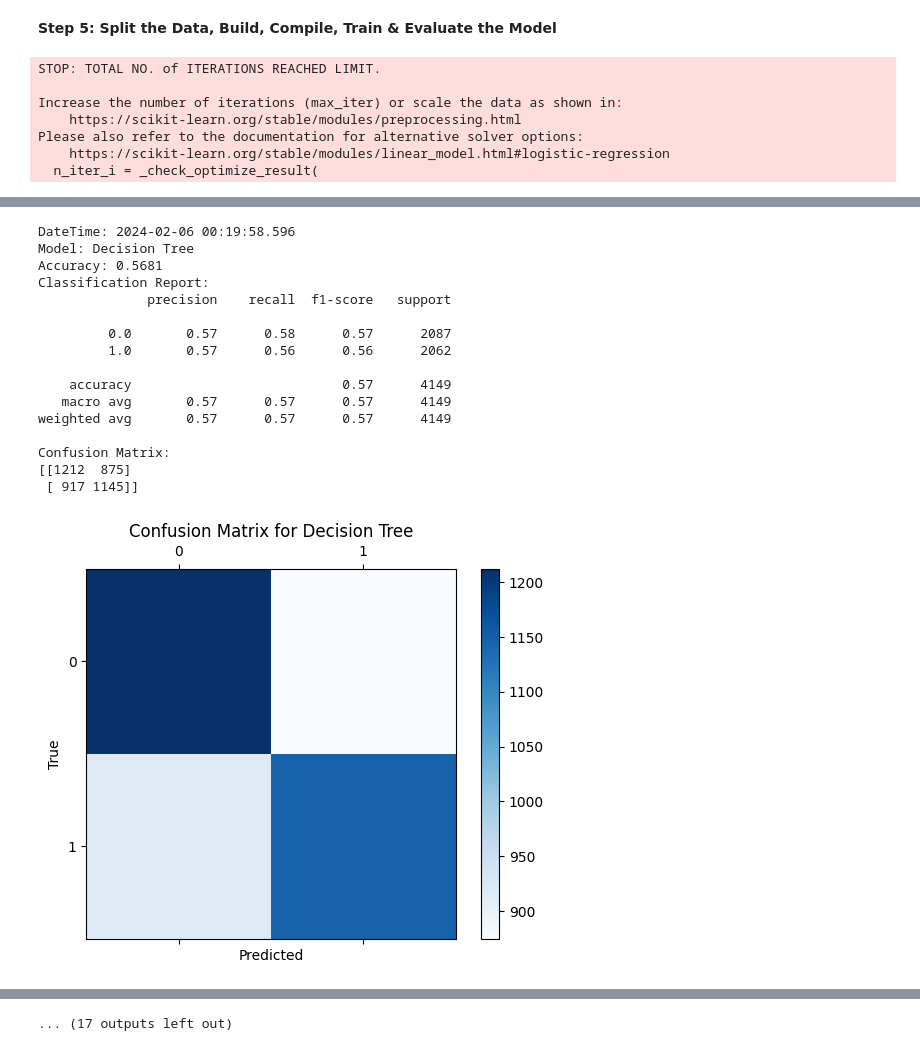
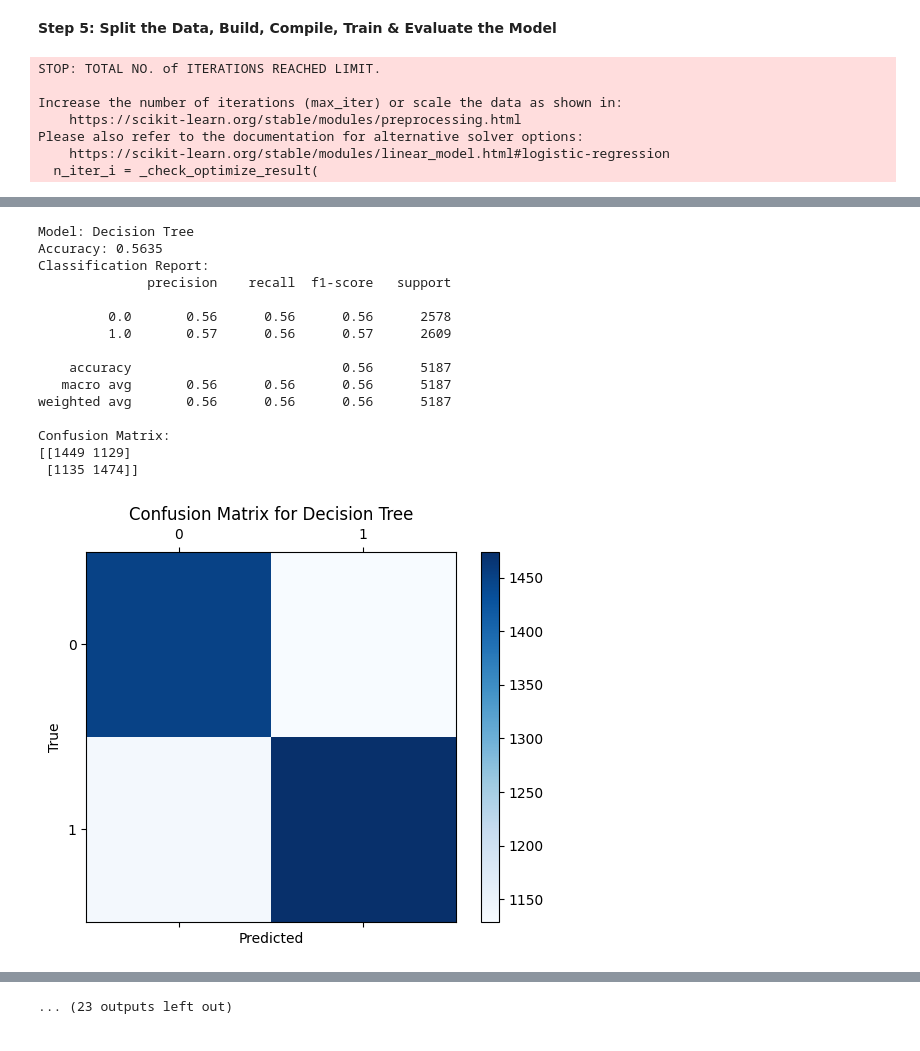
Before and after one commit to beckerben/ml-sandbox, a Jupyter notebook: experiments/SupervisedClassificationExperiment copy.ipynb, the cells around one changed output, grey strips where cells are left out. Drawn from its saved outputs; the diff is of its cells as text; code cells hidden in the pictures.

Commit message:
tweaks to model

```diff
--- a/experiments/SupervisedClassificationExperiment copy.ipynb
+++ b/experiments/SupervisedClassificationExperiment copy.ipynb
@@ -248,12 +244,9 @@ from sklearn.naive_bayes import GaussianNB, MultinomialNB, BernoulliNB
 from sklearn.tree import DecisionTreeClassifier
 from sklearn.ensemble import RandomForestClassifier, AdaBoostClassifier, GradientBoostingClassifier, ExtraTreesClassifier, BaggingClassifier
 from sklearn.metrics import accuracy_score, confusion_matrix, classification_report
-#from xgboost import XGBClassifier
-#from lightgbm import LGBMClassifier
-#from catboost import CatBoostClassifier
-#import xgboost as xgb
-#import lightgbm as lgb
-#import catboost as cb
+from xgboost import XGBClassifier
+from lightgbm import LGBMClassifier
+from catboost import CatBoostClassifier
 import matplotlib.pyplot as plt
 import numpy as np
 
@@ -264,29 +257,28 @@ X = df_normalized.drop(columns=[future_target_column])  # Features
 y = df_normalized[future_target_column]  # Target
 
 # Split the dataset into training and testing sets
-X_train, X_test, y_train, y_test = train_test_split(X, y, test_size=0.2, random_state=42)
+X_train, X_test, y_train, y_test = train_test_split(X, y, test_size=0.25, random_state=42)
 
+# List of models to train and evaluate
 models = [
-    ('Logistic Regression', LogisticRegression(max_iter=200)),
-    ('Ridge Classifier', RidgeClassifier()),
-    ('Support Vector Classification', SVC()),
-    ('Linear Support Vector Classification', LinearSVC()),
-    ('Decision Tree', DecisionTreeClassifier()),
-    ('Random Forest', RandomForestClassifier(n_estimators=100)),
-    ('K-Neighbors Classifier', KNeighborsClassifier()),
-    ('Gaussian Naive Bayes', GaussianNB()),
-    #('Multinomial Naive Bayes', MultinomialNB()),
-    ('Bernoulli Naive Bayes', BernoulliNB()),
-    ('AdaBoost Classifier', AdaBoostClassifier(n_estimators=100)),
-    ('Gradient Boosting Classifier', GradientBoostingClassifier(n_estimators=100)),
-    ('Extra Trees Classifier', ExtraTreesClassifier(n_estimators=100)),
-    ('Bagging Classifier', BaggingClassifier(n_estimators=100)),
-    ('SGD Classifier', SGDClassifier(max_iter=1000, tol=1e-3))
-    #('XGBoost Classifier', XGBClassifier(use_label_encoder=False, eval_metric='logloss')),
-    #('LightGBM Classifier', LGBMClassifier()),
-    #('CatBoost Classifier', CatBoostClassifier(verbose=0))  # verbose=0 to keep the output clean
+    ('Logistic Regression', LogisticRegression(penalty='l2', C=1.0, class_weight=None, solver='lbfgs', max_iter=100, multi_class='auto', verbose=0, warm_start=False, n_jobs=None, l1_ratio=None)),
+    ('Ridge Classifier', RidgeClassifier(alpha=1.0, fit_intercept=True, copy_X=True, max_iter=None, tol=0.001, class_weight=None, solver='auto', random_state=None)),
+    ('Support Vector Classification', SVC(C=1.0, kernel='rbf', degree=3, gamma='scale', coef0=0.0, shrinking=True, probability=False, tol=0.001, cache_size=200, class_weight=None, verbose=False, max_iter=-1, decision_function_shape='ovr', break_ties=False, random_state=None)),
+    ('Linear Support Vector Classification', LinearSVC(penalty='l2', loss='squared_hinge', dual=True, tol=0.0001, C=1.0, multi_class='ovr', fit_intercept=True, intercept_scaling=1, class_weight=None, verbose=0, random_state=None, max_iter=1000)),
+    ('Decision Tree', DecisionTreeClassifier(criterion='gini', splitter='best', max_depth=None, min_samples_split=2, min_samples_leaf=1, min_weight_fraction_leaf=0.0, max_features=None, random_state=None, max_leaf_nodes=None, min_impurity_decrease=0.0, ccp_alpha=0.0)),
+    ('Random Forest', RandomForestClassifier(n_estimators=100, criterion='gini', max_depth=None, min_samples_split=2, min_samples_leaf=1, min_weight_fraction_leaf=0.0, max_features='sqrt', max_leaf_nodes=None, min_impurity_decrease=0.0, bootstrap=True, oob_score=False, n_jobs=None, random_state=None, verbose=0, warm_start=False, class_weight=None, ccp_alpha=0.0, max_samples=None)),
+    ('K-Neighbors Classifier', KNeighborsClassifier(n_neighbors=5, weights='uniform', algorithm='auto', leaf_size=30, p=2, metric='minkowski', metric_params=None, n_jobs=None)),
+    ('Gaussian Naive Bayes', GaussianNB(priors=None, var_smoothing=1e-9)),
+    ('Bernoulli Naive Bayes', BernoulliNB(alpha=1.0, binarize=0.0, fit_prior=True, class_prior=None)),
+    ('AdaBoost Classifier', AdaBoostClassifier(estimator=None, n_estimators=50, learning_rate=1.0, algorithm='SAMME.R', random_state=None)),
+    ('Gradient Boosting Classifier', GradientBoostingClassifier(loss='log_loss', learning_rate=0.1, n_estimators=100, subsample=1.0, criterion='friedman_mse', min_samples_split=2, min_samples_leaf=1, min_weight_fraction_leaf=0.0, max_depth=3, min_impurity_decrease=0.0, init=None, random_state=None, max_features=None, verbose=0, max_leaf_nodes=None, warm_start=False, validation_fraction=0.1, n_iter_no_change=None, tol=0.0001, ccp_alpha=0.0)),
+    ('Extra Trees Classifier', ExtraTreesClassifier(n_estimators=100, criterion='gini', max_depth=None, min_samples_split=2, min_samples_leaf=1, min_weight_fraction_leaf=0.0, max_features='sqrt', max_leaf_nodes=None, min_impurity_decrease=0.0, bootstrap=False, oob_score=False, n_jobs=None, random_state=None, verbose=0, warm_start=False, class_weight=None, ccp_alpha=0.0, max_samples=None)),
+    ('Bagging Classifier', BaggingClassifier(estimator=None, n_estimators=10, max_samples=1.0, max_features=1.0, bootstrap=True, bootstrap_features=False, oob_score=False, warm_start=False, n_jobs=None, random_state=None, verbose=0)),
+    ('SGD Classifier', SGDClassifier(loss='hinge', penalty='l2', alpha=0.0001, l1_ratio=0.15, fit_intercept=True, max_iter=1000, tol=0.001, shuffle=True, verbose=0, epsilon=0.1, n_jobs=None, random_state=None, learning_rate='optimal', eta0=0.0, power_t=0.5, early_stopping=False, validation_fraction=0.1, n_iter_no_change=5, class_weight=None, warm_start=False, average=False)),
+    ('XGBoost Classifier', XGBClassifier(use_label_encoder=False, eval_metric='logloss')),
+    ('LightGBM Classifier', LGBMClassifier()),
+    ('CatBoost Classifier', CatBoostClassifier(verbose=0))
 ]
-
 
 # Function to train and evaluate models
 def train_and_evaluate(models, X_train, X_test, y_train, y_test):
@@ -301,7 +293,7 @@ def train_and_evaluate(models, X_train, X_test, y_train, y_test):
         accuracy = accuracy_score(y_test, y_pred)
         conf_matrix = confusion_matrix(y_test, y_pred)
 
-        print(f"DateTime: {datetime.now().strftime('%Y-%m-%d %H:%M:%S.%f')[:-3]}")
+        #print(f"DateTime: {datetime.now().strftime('%Y-%m-%d %H:%M:%S.%f')[:-3]}")
         print(f"Model: {name}")
         print(f"Accuracy: {accuracy:.4f}")
         print("Classification Report:")
@@ -404,17 +392,16 @@ Confusion Matrix:
-DateTime: 2024-02-06 00:19:58.596
 Model: Decision Tree
-Accuracy: 0.5681
+Accuracy: 0.5635
 Classification Report:
               precision    recall  f1-score   support
 
-         0.0       0.57      0.58      0.57      2087
-         1.0       0.57      0.56      0.56      2062
+         0.0       0.56      0.56      0.56      2578
+         1.0       0.57      0.56      0.57      2609
 
-    accuracy                           0.57      4149
-   macro avg       0.57      0.57      0.57      4149
-weighted avg       0.57      0.57      0.57      4149
+    accuracy                           0.56      5187
+   macro avg       0.56      0.56      0.56      5187
+weighted avg       0.56      0.56      0.56      5187
 
 Confusion Matrix:
-[[1212  875]
- [ 917 1145]]
+[[1449 1129]
+ [1135 1474]]
-[figure, old version]
+[figure, new version]
@@ -437 +423 @@ Confusion Matrix:
-... (17 outputs left out)
+... (23 outputs left out)
```
Also changed, not shown: parts of 2 cells of this notebook.
